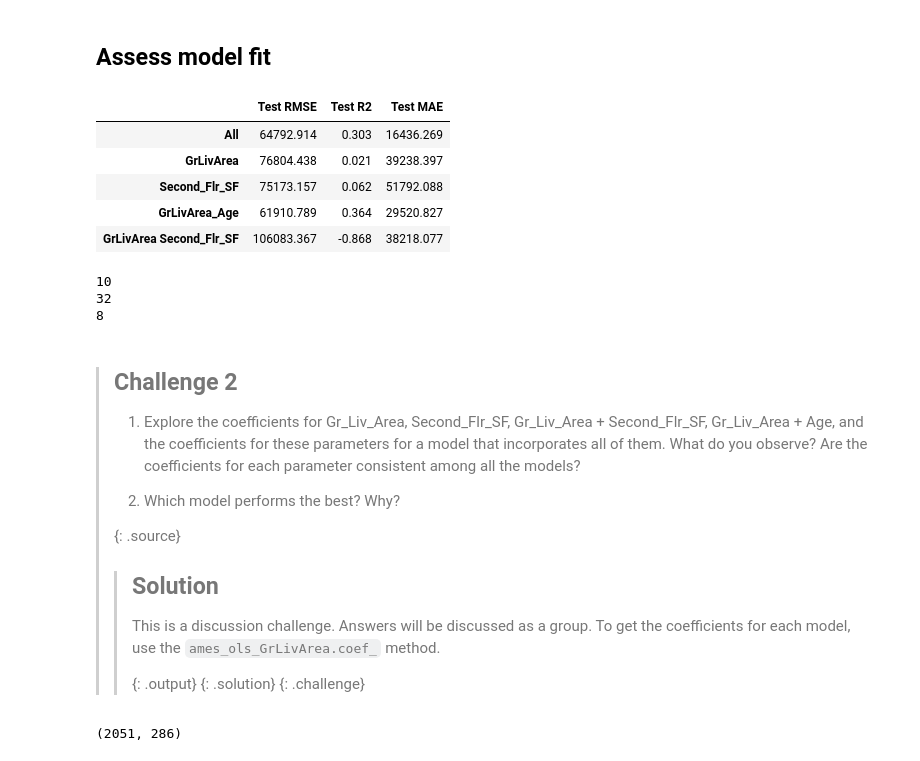
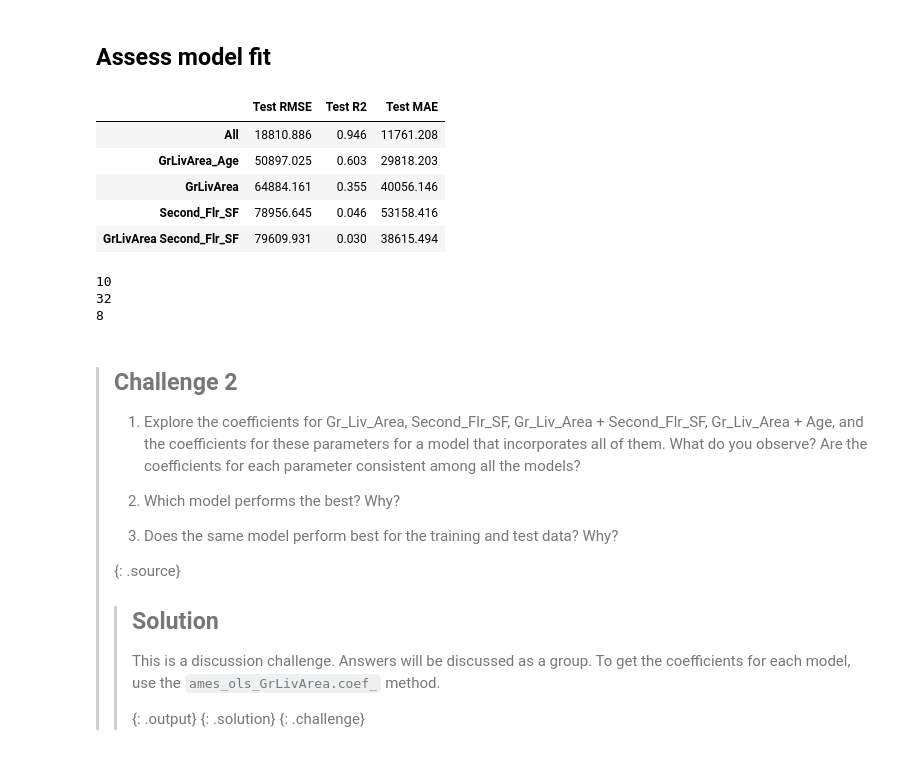
Before and after one commit to marius-mather/lessons-mlpy, a Jupyter notebook: _episodes_python/10-LinReg.ipynb, the cells around one changed output. Drawn from its saved outputs; the diff is of its cells as text; code cells hidden in the pictures.

```diff
--- a/_episodes_python/10-LinReg.ipynb
+++ b/_episodes_python/10-LinReg.ipynb
@@ -193,34 +194,37 @@ LinearRegression(copy_X=True, fit_intercept=True, n_jobs=None,
 # %%
 columns=['Test RMSE', 'Test R2', 'Test MAE']
 rows=['All', 'GrLivArea','Second_Flr_SF', 'GrLivArea_Age', 'GrLivArea Second_Flr_SF']
 results=pd.DataFrame(0.0, columns=columns, index=rows)
+
+
+
 
 def assess_fit_vars(listOfMethods, variables, testX, testY):
     for i, method in enumerate(methods):
         if variables[i] != ":":
             tmp_test_X = testX[variables[i]]
             if type(variables[i]) == str: #only one column - so need to reshape
                 tmp_test_X = testX[variables[i]].values.reshape(-1, 1)
         else:
             tmp_test_X=testX
         # while we build the model and predict on the log10Transformed sale price, we display the error in dollars
         # as that makes more sense
         y_pred=10**(method.predict(tmp_test_X))
         results.iloc[i,0] = np.sqrt(mean_squared_error(10**(testY), y_pred))
         results.iloc[i,1] = r2_score(10**(testY), y_pred)
         results.iloc[i,2] = mean_absolute_error(10**(testY), y_pred)
     return(results.round(3))
 
 methods =[ames_ols_all,  ames_ols_GrLivArea, ames_ols_Second_Flr_SF, ames_ols_GrLivArea_Age, ames_ols_GrLivArea_Second_Flr_SF]
 
 variables =[":", 'Gr_Liv_Area','Second_Flr_SF',['Gr_Liv_Area', 'Age'], ['Gr_Liv_Area', 'Second_Flr_SF']]
 
-compare = assess_fit_vars(listOfMethods = methods,variables=variables, testX = ames_test_X, testY = ames_test_y)
-compare
+compare_train = assess_fit_vars(listOfMethods = methods,variables=variables, testX = ames_train_X, testY = ames_train_y)
+compare_train.sort_values('Test RMSE')
 # %% [output]
 |  | Test RMSE | Test R2 | Test MAE |
-| All | 64792.914 | 0.303 | 16436.269 |
-| GrLivArea | 76804.438 | 0.021 | 39238.397 |
-| Second_Flr_SF | 75173.157 | 0.062 | 51792.088 |
-| GrLivArea_Age | 61910.789 | 0.364 | 29520.827 |
-| GrLivArea Second_Flr_SF | 106083.367 | -0.868 | 38218.077 |
+| All | 18810.886 | 0.946 | 11761.208 |
+| GrLivArea_Age | 50897.025 | 0.603 | 29818.203 |
+| GrLivArea | 64884.161 | 0.355 | 40056.146 |
+| Second_Flr_SF | 78956.645 | 0.046 | 53158.416 |
+| GrLivArea Second_Flr_SF | 79609.931 | 0.030 | 38615.494 |
@@ -241,6 +249,9 @@ print(ameshousingClean.columns.get_loc('Second_Flr_SF'))
 > incorporates all of them. What do you observe? Are the coefficients for each parameter consistent among all the models?
 >
 > 2. Which model performs the best? Why?
+>
+> 3. Does the same model perform best for the training and test data? Why?
+>
 >
 >
 > {: .source}
@@ -258,7 +269,3 @@ print(ameshousingClean.columns.get_loc('Second_Flr_SF'))
 # %%
 # save OLS model to pickle
 pickle.dump(ames_ols_all, open('models/ames_ols_all.pickle', 'wb'))
-# %%
-ames_train_X.shape
-# %% [output]
-(2051, 286)
```
Also changed, not shown: parts of 3 cells of this notebook, 4 other files.
